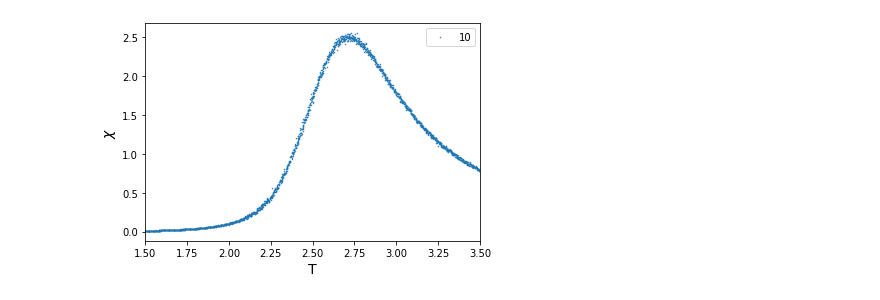
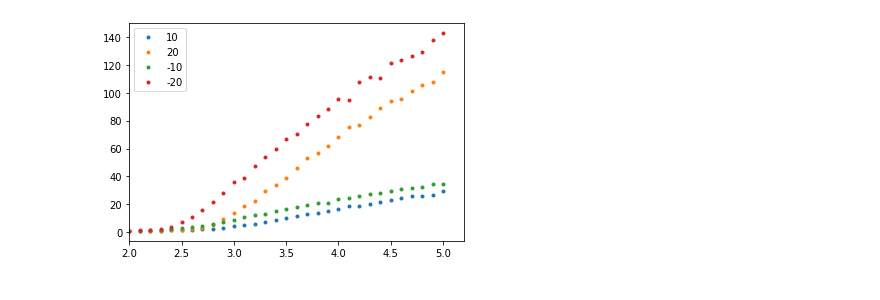
Before and after one commit to aadeliee22/MCMCIsing_SLMC, a Jupyter notebook: python/5th/Untitled.ipynb, the cells around one changed output. Drawn from its saved outputs; the diff is of its cells as text; code cells hidden in the pictures.

```diff
--- a/python/5th/Untitled.ipynb
+++ b/python/5th/Untitled.ipynb
@@ -10,9 +13,0 @@ cases=len(p)
-# %%
-for i in range (cases):
-    plt.plot(p[i].temperature, p[i].m, '.', markersize=1, label=10*(1+i))
-plt.xlabel('T', fontsize=14)
-plt.ylabel('$<m>$', fontsize=14)
-plt.xlim(1.5, 3.5)
-plt.ylim(0)
-plt.legend()
-plt.show()
@@ -21,20 +14,10 @@ plt.show()
-# %%
-for i in range (cases):
-    plt.plot(p[i].temperature, p[i].mag_sus, '.', markersize=1, label=10*(1+i))
-plt.xlabel('T', fontsize=14)
-plt.ylabel('$\chi$', fontsize=14)
-plt.xlim(1.5, 3.5)
-plt.legend()
-plt.show()
-# %% [output]
-[figure, removed]
-# %%
-for i in range (cases):
-    plt.plot(p[i].temperature, 1-p[i].m4/(3*p[i].m2**2), '.', markersize=1, label=10*(1+i))
-plt.axhline(y=0, color='k', linewidth=1, linestyle='--')
-#plt.axvline(x=T_c, color='k', linewidth=1, linestyle='--')
-plt.xlim(1.5, 3.5)
-plt.xlabel('T', fontsize=14)
-plt.ylabel('$B_L$', fontsize=14)
-plt.legend()
-plt.show()
+# %%
+for i in range (casesf):
+    plt.plot(f[i].temp, 100*(1+i)**2 / f[i].cl_size, '.', label=10*(1+i))
+for i in range (casesg):
+    plt.plot(g[i].temp, 100*(1+i)**2 / g[i].cl_size, '.', label=-10*(1+i))
+plt.xlim(2)
+plt.legend()
+plt.show()
+# %% [output]
+[figure, added]
```
Also changed, not shown: parts of 6 cells of this notebook, 12 other files.
